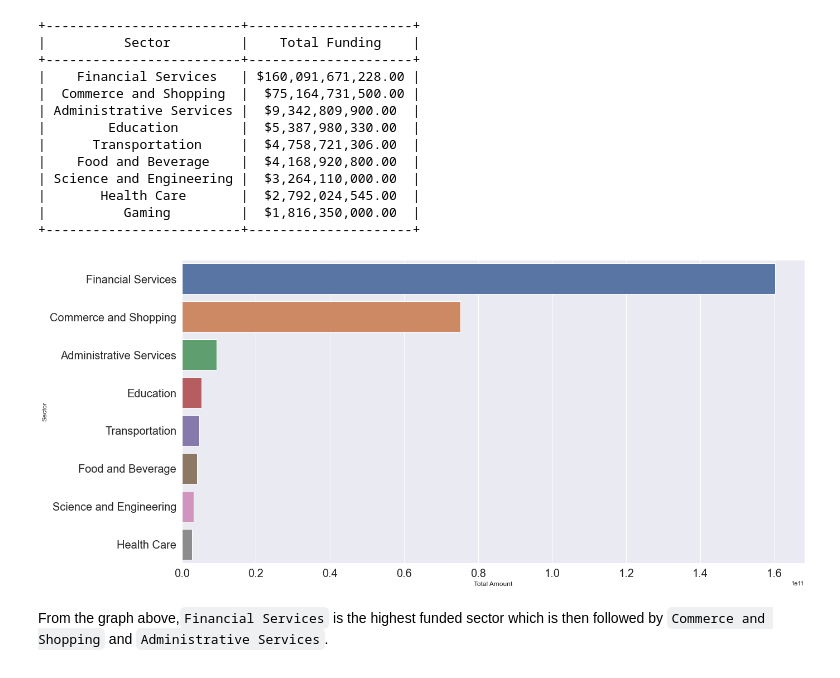
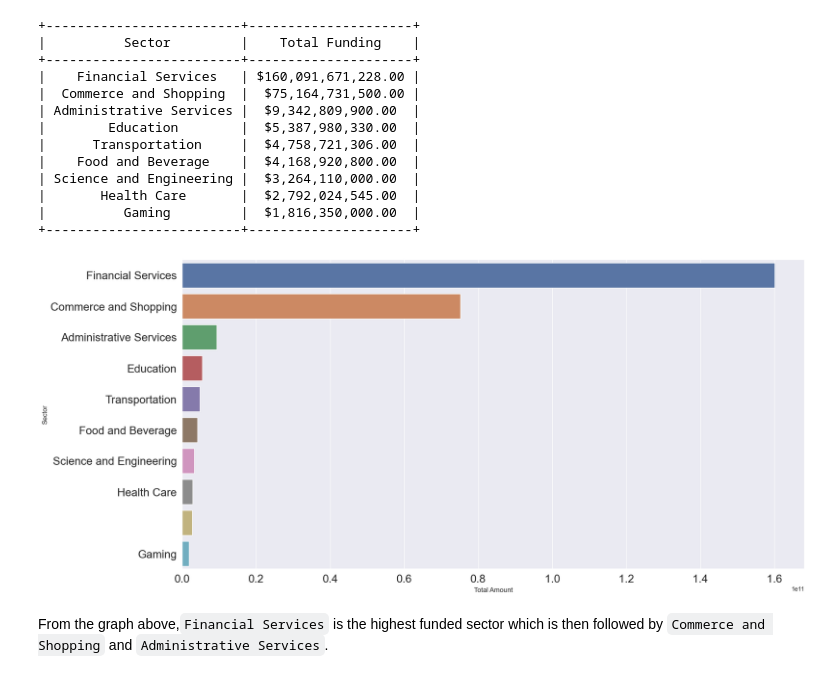
Before and after one commit to HannahMwende/India-startup-funding-analysis, a Jupyter notebook: indian_startup_funding.ipynb, the cells around one changed output. Saved outputs shown, nothing was run; the diff lists cells and outputs as text; code cells hidden in the pictures.

````diff
--- a/indian_startup_funding.ipynb
+++ b/indian_startup_funding.ipynb
@@ -2858,14 +2841,14 @@ print(table)
 +-------------------------+---------------------+
 # %%
 # top 8 sectors
-top_8 = pd.DataFrame(df.groupby('global_sector')['Amount'].sum().nlargest(8)).reset_index()
-top_8.columns = ['Sector', 'Total Amount']
+top_10 = pd.DataFrame(df.groupby('global_sector')['Amount'].sum().nlargest(10)).reset_index()
+top_10.columns = ['Sector', 'Total Amount']
 plt.figure(figsize=(20, 10))
-sns.barplot(data=top_8, x='Total Amount', y= 'Sector',orient="h")
+sns.barplot(data=top_10, x='Total Amount', y= 'Sector',orient="h")
 plt.xticks(fontsize=20)
 plt.yticks(fontsize=20);
 # %% [output]
-[figure, old version]
+[figure, new version]
 # %% [markdown]
 From the graph above,```Financial Services``` is the highest funded sector which is then followed by ```Commerce and Shopping``` and   ```Administrative Services```.
 # %% [markdown]
````
Also changed, not shown: parts of 42 cells of this notebook, 1 other file.
